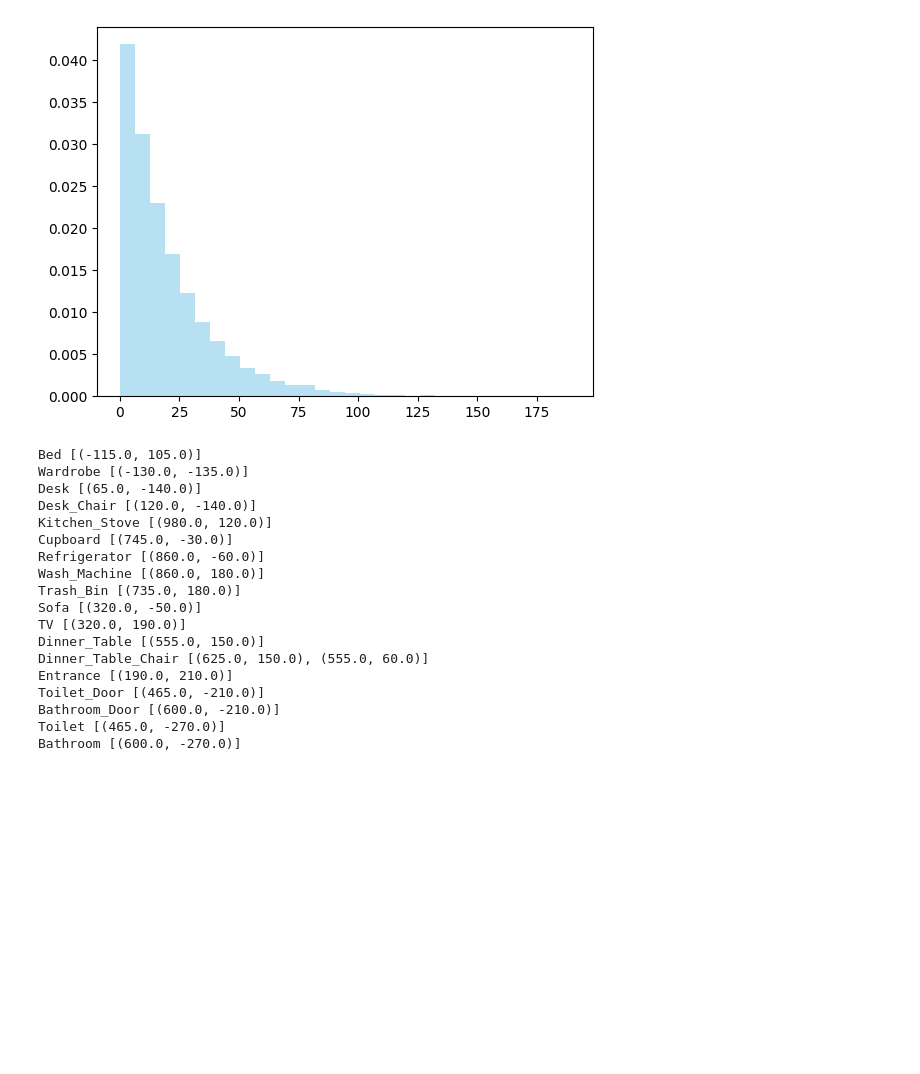
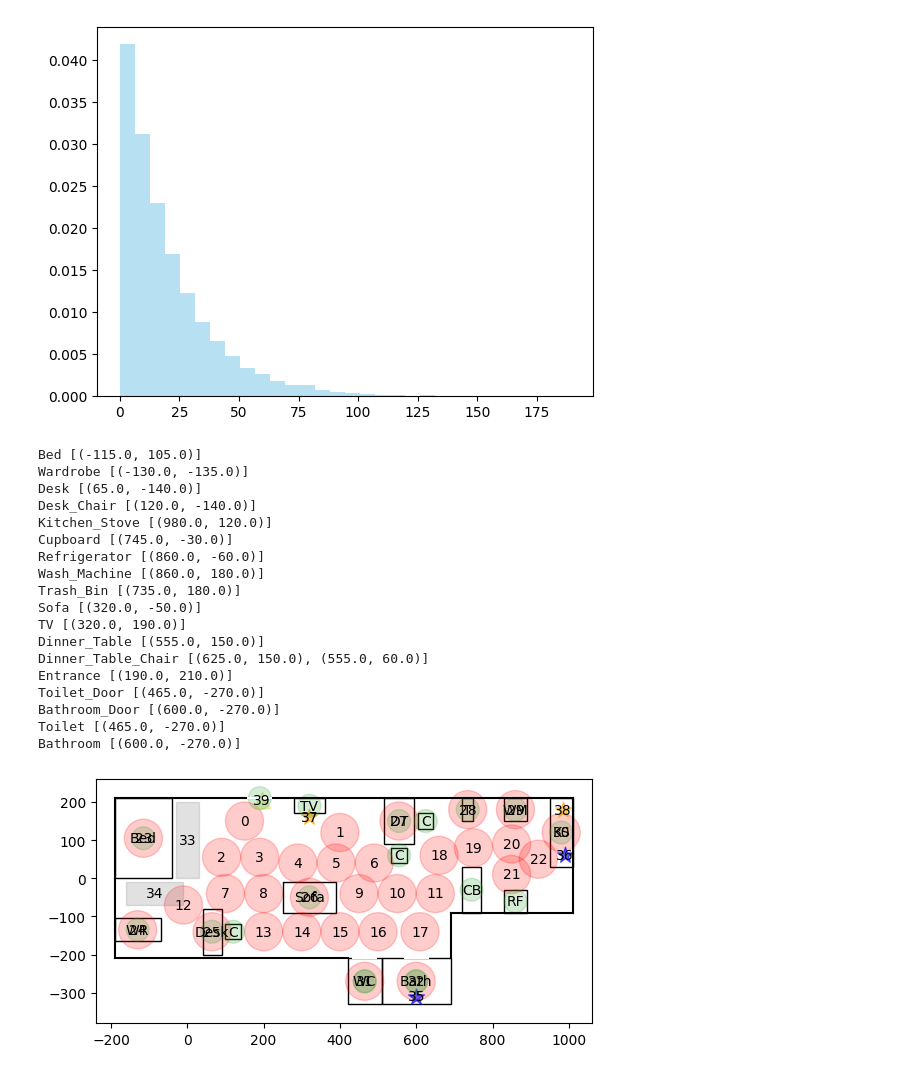
Before and after one commit to tanakai0/SensorDataSimulator, a Jupyter notebook: temp_test.ipynb, the cells around one changed output. Drawn from its saved outputs; the diff is of its cells as text; code cells hidden in the pictures; blank space fills up the shorter version.

Commit message:
change to implement sensor activations in activities

```diff
--- a/temp_test.ipynb
+++ b/temp_test.ipynb
@@ -307,32 +307,63 @@ plt.close()
 [figure]
 # %%
 from pathlib import Path
+import src.utils as utils
+import src.sensor_model as sensor_model
 import src.floor_plan as floor_plan
-import src.utils as utils
+import matplotlib.patches as patches
+import matplotlib.pyplot as plt
+
 layout_path = Path("./layout_data/test_layout")
 
 FP = floor_plan.FloorPlan()
 FP.load_layout(layout_path)
 
 centers = utils.place_centers_dict(FP)
 for key, value in centers.items():
     print(key, value)
+
+sensors = sensor_model.test_sensors2
+
+fp = floor_plan.FloorPlan()
+fp.load_layout(layout_path)
+ax = fp.save_layout_figure("", "", show=False, save=False, close=False)
+
+# draw sensors
+for s in sensors:
+    s.draw(ax)
+
+activity_range = 30
+
+for key, value in centers.items():
+    for v in value:
+        circle = patches.Circle(
+            xy=(v[0], v[1]),
+            radius=activity_range,
+            fc="tab:green",
+            ec="tab:green",
+            alpha=0.2,
+        )
+        ax.add_patch(circle)
+
+plt.show()
+plt.close()
 # %% [output]
 Bed [(-115.0, 105.0)]
 Wardrobe [(-130.0, -135.0)]
 Desk [(65.0, -140.0)]
 Desk_Chair [(120.0, -140.0)]
 Kitchen_Stove [(980.0, 120.0)]
 Cupboard [(745.0, -30.0)]
 Refrigerator [(860.0, -60.0)]
 Wash_Machine [(860.0, 180.0)]
 Trash_Bin [(735.0, 180.0)]
 Sofa [(320.0, -50.0)]
 TV [(320.0, 190.0)]
 Dinner_Table [(555.0, 150.0)]
 Dinner_Table_Chair [(625.0, 150.0), (555.0, 60.0)]
 Entrance [(190.0, 210.0)]
-Toilet_Door [(465.0, -210.0)]
-Bathroom_Door [(600.0, -210.0)]
+Toilet_Door [(465.0, -270.0)]
+Bathroom_Door [(600.0, -270.0)]
 Toilet [(465.0, -270.0)]
 Bathroom [(600.0, -270.0)]
+[figure, added]
```
Also changed, not shown: parts of 1 cell of this notebook, 5 other files.
